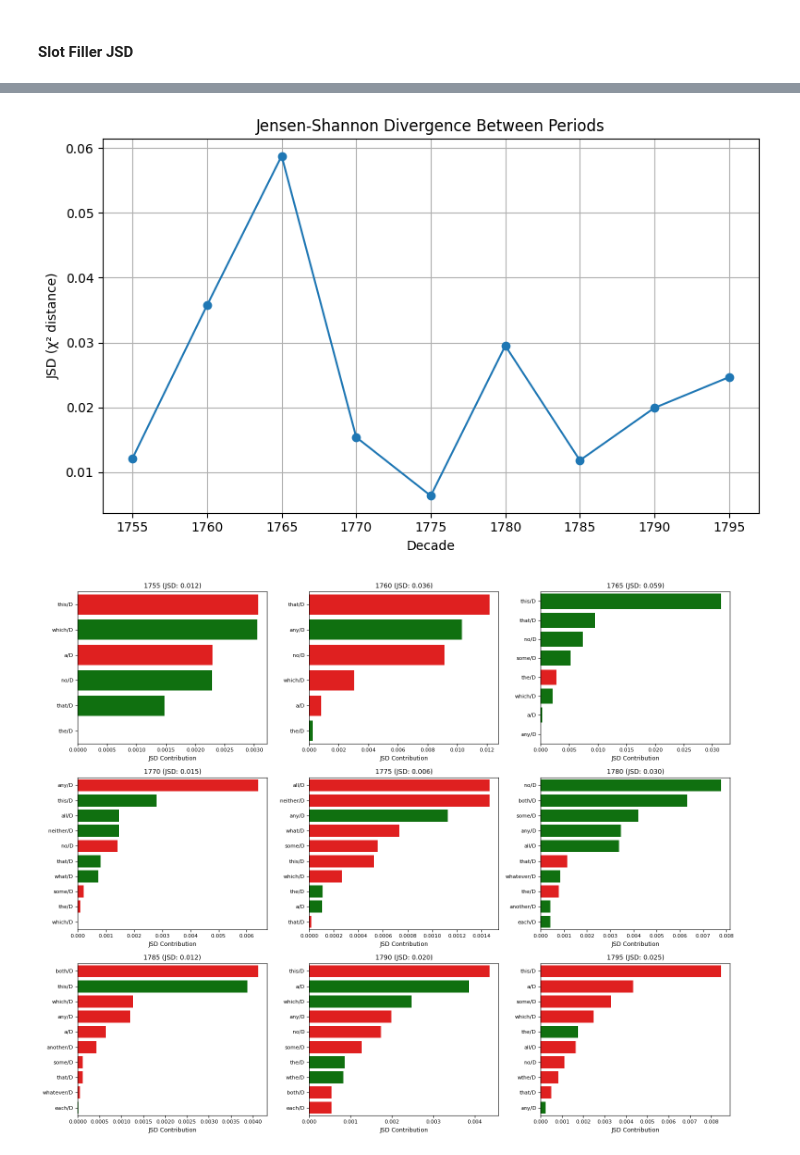
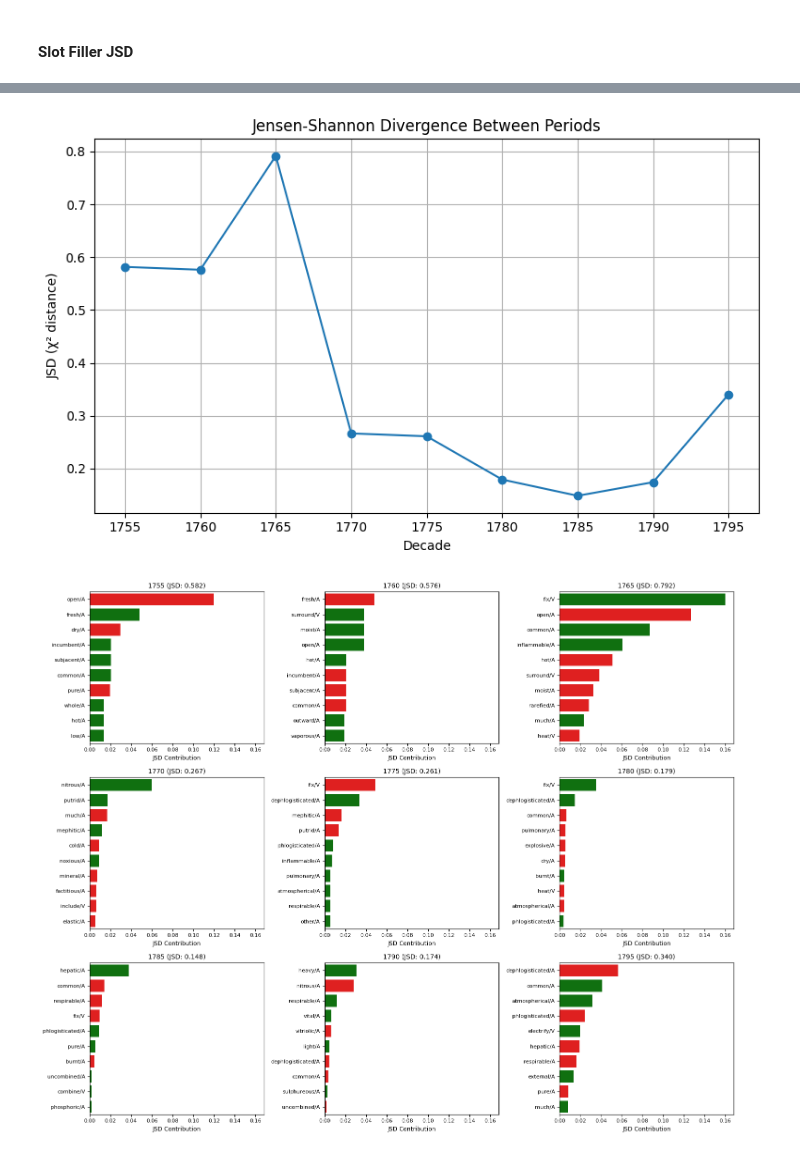
Before and after one commit to phantatbach/SynFlow, a Jupyter notebook: SynFlow_SCD.ipynb, the cells around one changed output, grey strips where cells are left out. Drawn from its saved outputs; the diff is of its cells as text; code cells hidden in the pictures.

Commit message:
Changing name of the functions and fix the x-axis of the graph

```diff
--- a/SynFlow_SCD.ipynb
+++ b/SynFlow_SCD.ipynb
@@ -399,6 +375,6 @@ from SynFlow.SCD.jsd import sfillers_js_shift_by_period
 # %%
-sfillers_js_df = pd.read_csv(air_det_df)
-sfillers_js_results = sfillers_js_shift_by_period(sfillers_js_df, word_col='chi_det', period_col='half_decade')
-print_js_shifts(sfillers_js_results)
+sfillers_js_df = pd.read_csv(air_adj_df)
+sfillers_js_results = sfillers_jsd_by_period(sfillers_js_df, word_col='chi_amod', period_col='half_decade')
+print_jsd_by_period(sfillers_js_results)
 # %% [output]
 === Shift to period 1755 ===
@@ -421,8 +397,8 @@ Jensen-Shannon Divergence: 0.0358
 # %%
-plot_jsd_over_time(sfillers_js_results)
+plot_jsd_by_period(sfillers_js_results)
 # %% [output]
-[figure, old version]
+[figure, new version]
 # %%
-plot_all_jsd_shifts(sfillers_js_results, top_n=10, cols=3)
+plot_items_jsd_by_period(sfillers_js_results, top_n=10, cols=3)
 # %% [output]
-[figure, old version]
+[figure, new version]
```
Also changed, not shown: parts of 12 cells of this notebook, 6 other files.
